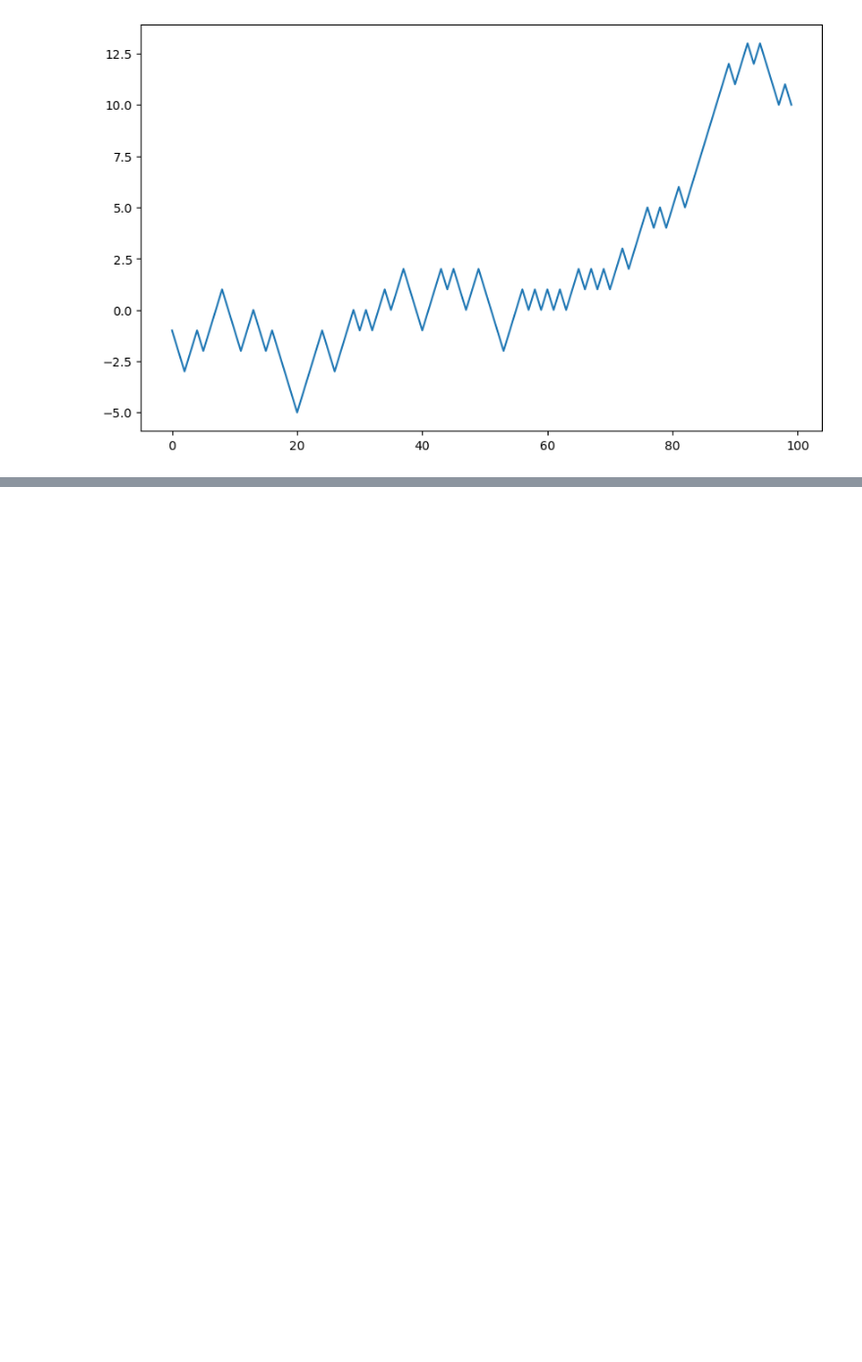
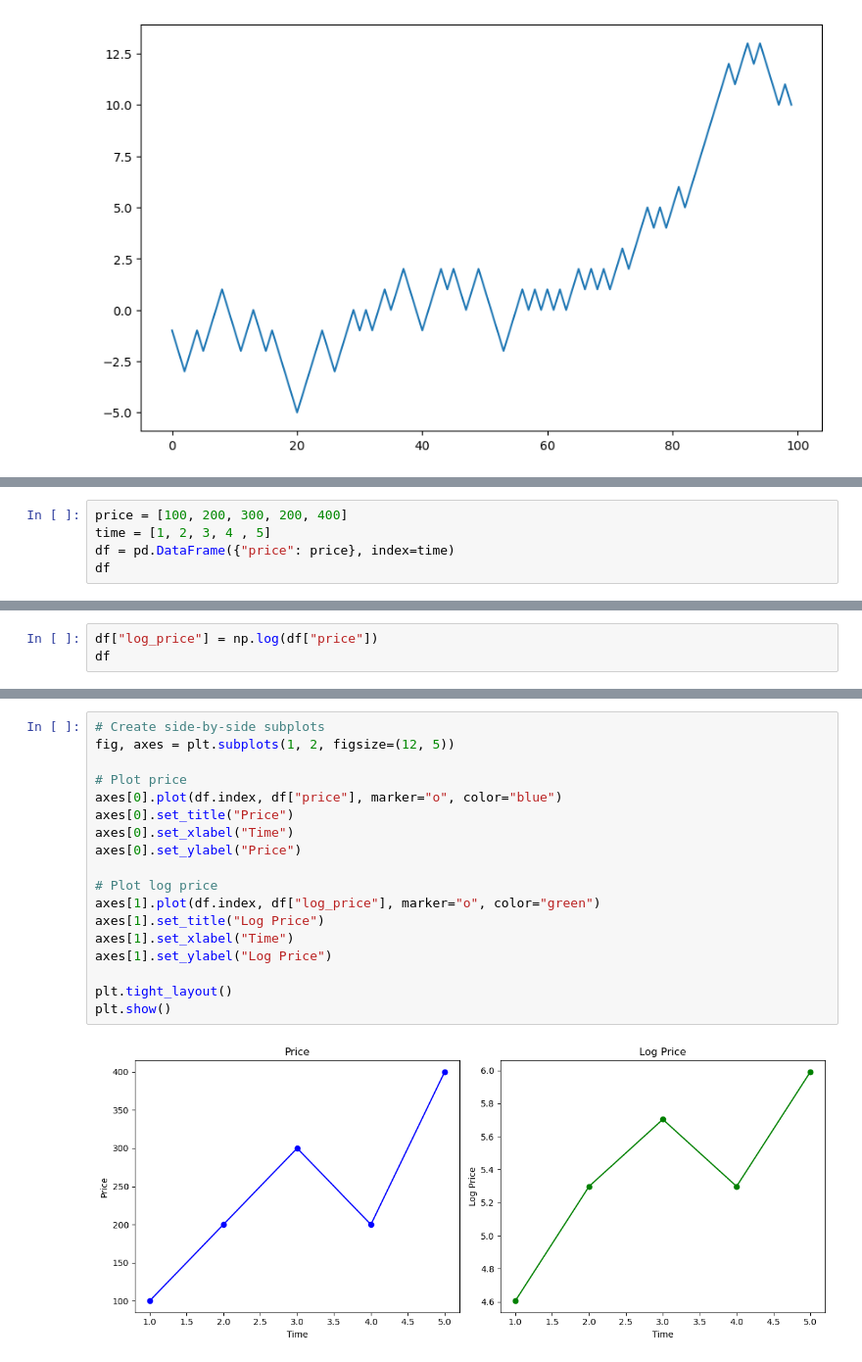
Before and after one commit to YongY-Github/TS, a Jupyter notebook: basics.ipynb, the cells around one changed output, grey strips where cells are left out. Shown at 98% size. Saved outputs shown, nothing was run; the diff lists cells and outputs as text; blank space fills up the shorter version.

```diff
--- a/basics.ipynb
+++ b/basics.ipynb
@@ -43,0 +49,5 @@ There are many good reasons to take logs in finance. Here are a few:
+# %%
+price = [100, 200, 300, 200, 400]
+time = [1, 2, 3, 4 , 5]
+df = pd.DataFrame({"price": price}, index=time)
+df
@@ -43,0 +61,3 @@ There are many good reasons to take logs in finance. Here are a few:
+# %%
+df["log_price"] = np.log(df["price"])
+df
@@ -43,0 +71,20 @@ There are many good reasons to take logs in finance. Here are a few:
+# %%
+# Create side-by-side subplots
+fig, axes = plt.subplots(1, 2, figsize=(12, 5))
+
+# Plot price
+axes[0].plot(df.index, df["price"], marker="o", color="blue")
+axes[0].set_title("Price")
+axes[0].set_xlabel("Time")
+axes[0].set_ylabel("Price")
+
+# Plot log price
+axes[1].plot(df.index, df["log_price"], marker="o", color="green")
+axes[1].set_title("Log Price")
+axes[1].set_xlabel("Time")
+axes[1].set_ylabel("Log Price")
+
+plt.tight_layout()
+plt.show()
+# %% [output]
+[figure, added]
```
Also changed, not shown: parts of 17 cells of this notebook, 3 other files.
